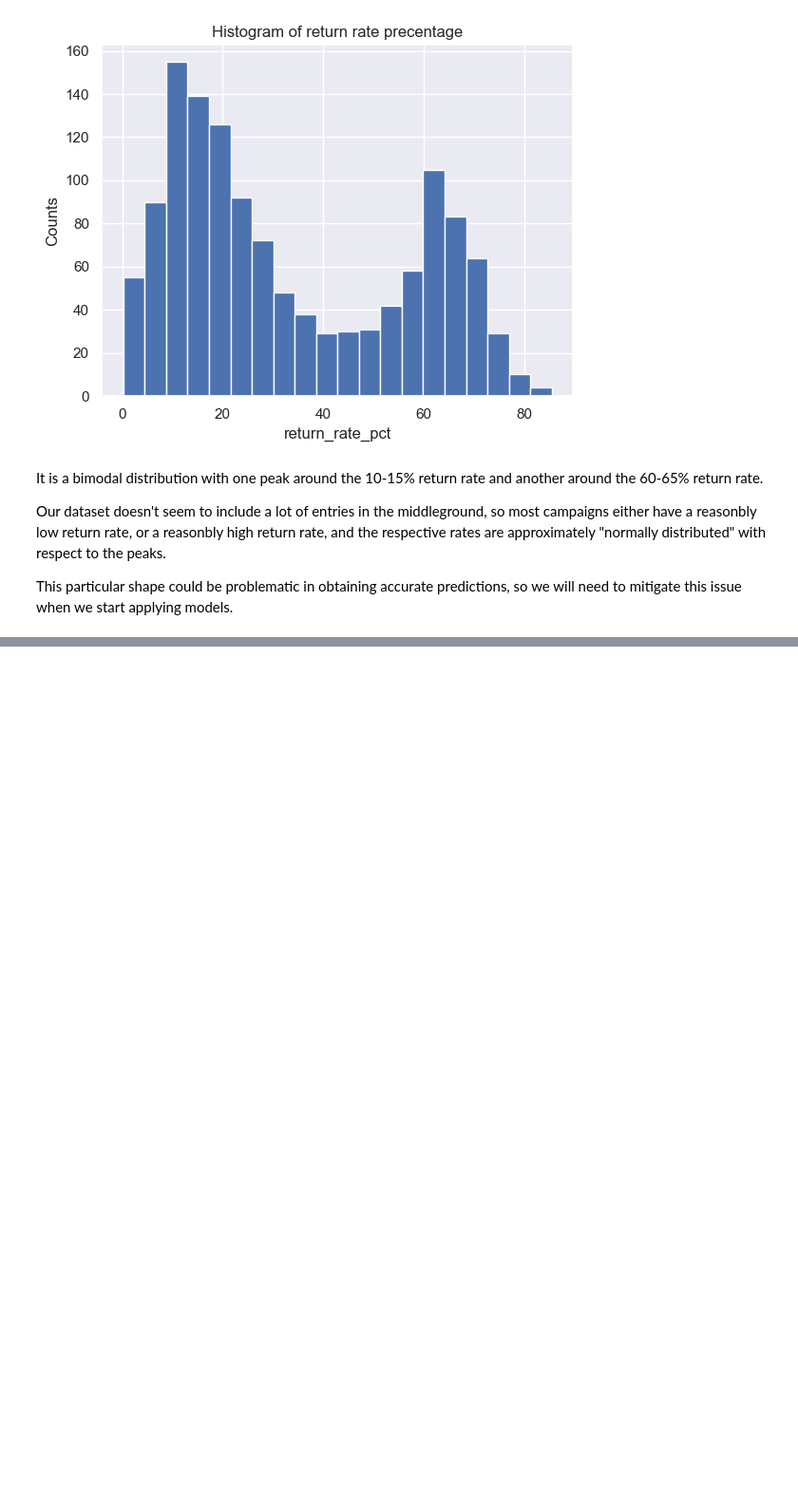
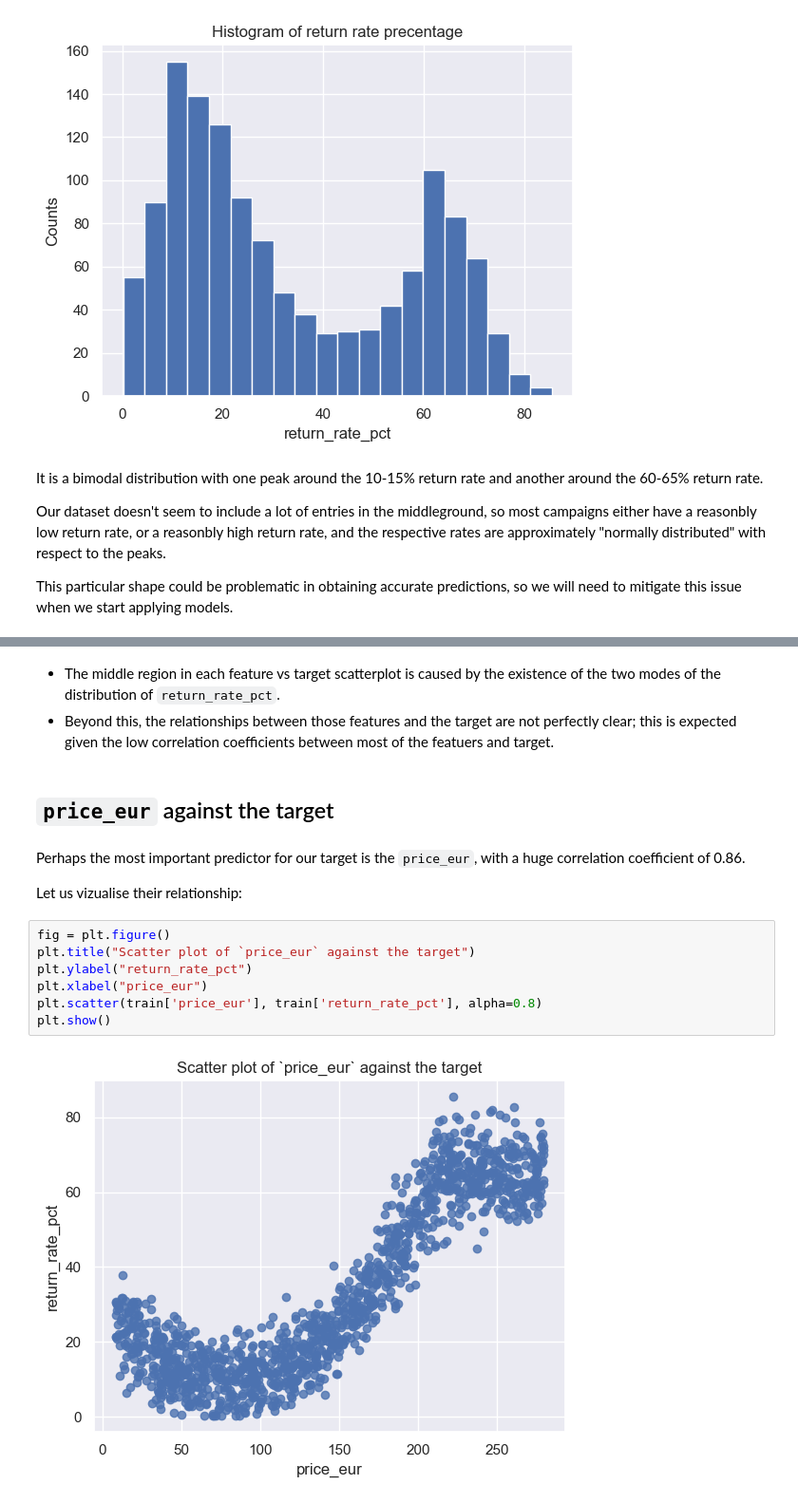
Before and after one commit to tomabrihacescu/return_rate_ecommerce_platform, a Jupyter notebook: draft1.ipynb, the cells around one changed output, grey strips where cells are left out. Shown at 95% size. Drawn from its saved outputs; the diff is of its cells as text; blank space fills up the shorter version.

```diff
--- a/draft1.ipynb
+++ b/draft1.ipynb
@@ -126,0 +150,18 @@ This particular shape could be problematic in obtaining accurate predictions, so
+# %% [markdown]
+- The middle region in each feature vs target scatterplot is caused by the existence of the two modes of the distribution of `return_rate_pct`.
+- Beyond this, the relationships between those features and the target are not perfectly clear; this is expected given the low correlation coefficients between most of the featuers and target.
+# %% [markdown]
+## `price_eur` against the target
+# %% [markdown]
+Perhaps the most important predictor for our target is the `price_eur`, with a huge correlation coefficient of 0.86.
+
+Let us vizualise their relationship:
+# %%
+fig = plt.figure()
+plt.title("Scatter plot of `price_eur` against the target")
+plt.ylabel("return_rate_pct")
+plt.xlabel("price_eur")
+plt.scatter(train['price_eur'], train['return_rate_pct'], alpha=0.8)
+plt.show()
+# %% [output]
+[figure, added]
```
Also changed, not shown: parts of 11 cells of this notebook, 8 other files.
